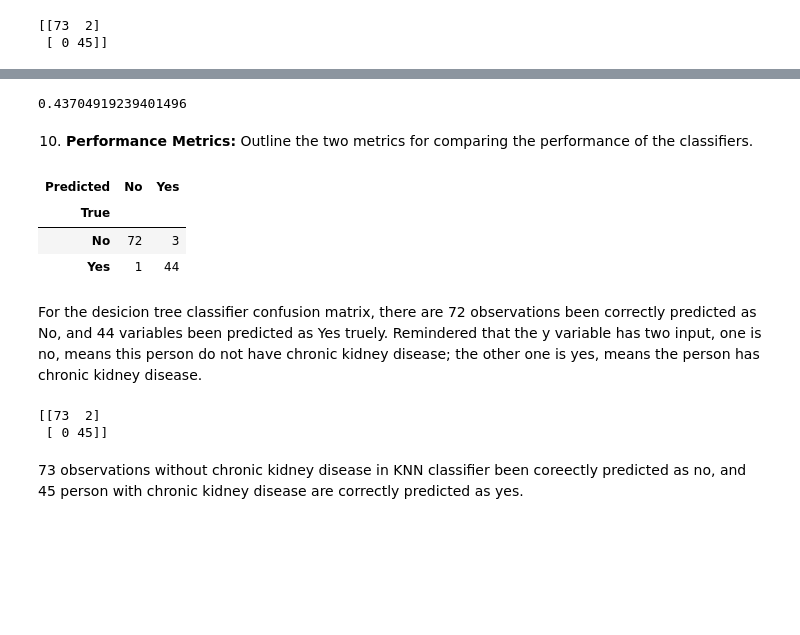
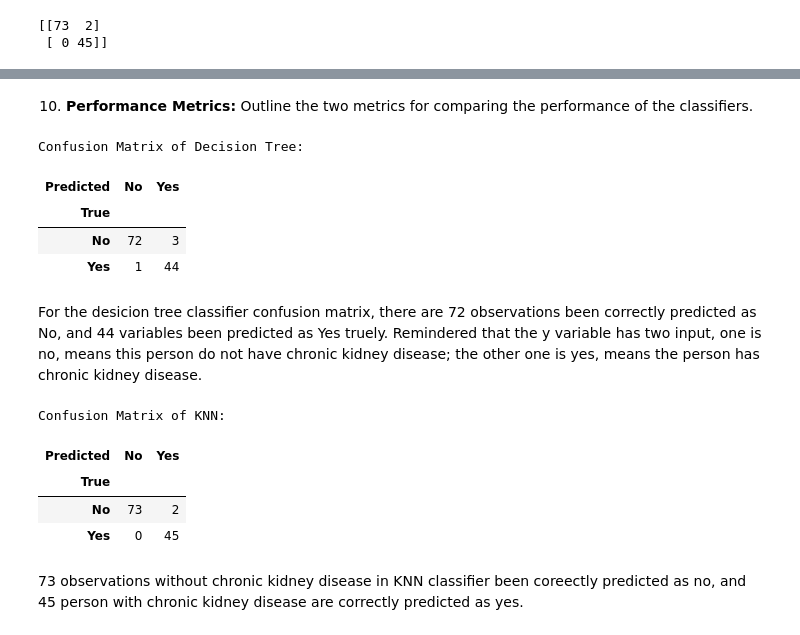
Before and after one commit to dail9/3da-assignment6, a Jupyter notebook: assignment6.ipynb, the cells around one changed output, grey strips where cells are left out. Drawn from its saved outputs; the diff is of its cells as text; code cells hidden in the pictures; blank space fills up the shorter version.

```diff
--- a/assignment6.ipynb
+++ b/assignment6.ipynb
@@ -1364,29 +1273,31 @@ plt.show()
-# %%
-ks_statistic = np.max(spam_tpr - spam_fpr)
-ks_cutoff = cutoff[np.argmax(spam_tpr - spam_fpr)]
-ks_cutoff
-# %% [output]
-0.43704919239401496
 # %% [markdown]
 10. **Performance Metrics:** Outline the two metrics for comparing the performance of the classifiers.
 # %%
 cm = pd.DataFrame(confusion_matrix(y_test, pred), index=['No', 'Yes'], columns=['No', 'Yes'])
 cm.index.name = 'True'
 cm.columns.name = 'Predicted'
+print('Confusion Matrix of Decision Tree:')
 cm
 # %% [output]
+Confusion Matrix of Decision Tree:
 | Predicted | No | Yes |
 | True |  |  |
 | No | 72 | 3 |
 | Yes | 1 | 44 |
 # %% [markdown]
 For the desicion tree classifier confusion matrix, there are 72 observations been correctly predicted as No, and 44 variables been predicted as Yes truely. Remindered that the y variable has two input, one is no, means this person do not have chronic kidney disease; the other one is yes, means the person has chronic kidney disease.
-# %%
-conf_matrix = confusion_matrix(y2_test, pred3)
-print(conf_matrix)
-# %% [output]
-[[73  2]
- [ 0 45]]
+# %%
+conf_matrix = pd.DataFrame(confusion_matrix(y2_test, pred3), index=['No', 'Yes'], columns=['No', 'Yes'])
+conf_matrix.index.name = 'True'
+conf_matrix.columns.name = 'Predicted'
+print('Confusion Matrix of KNN:')
+conf_matrix
+# %% [output]
+Confusion Matrix of KNN:
+| Predicted | No | Yes |
+| True |  |  |
+| No | 73 | 2 |
+| Yes | 0 | 45 |
 # %% [markdown]
 73 observations without chronic kidney disease in KNN classifier been coreectly predicted as no, and 45 person with chronic kidney disease are correctly predicted as yes.
 # %% [markdown]
```
Also changed, not shown: parts of 13 cells of this notebook.
